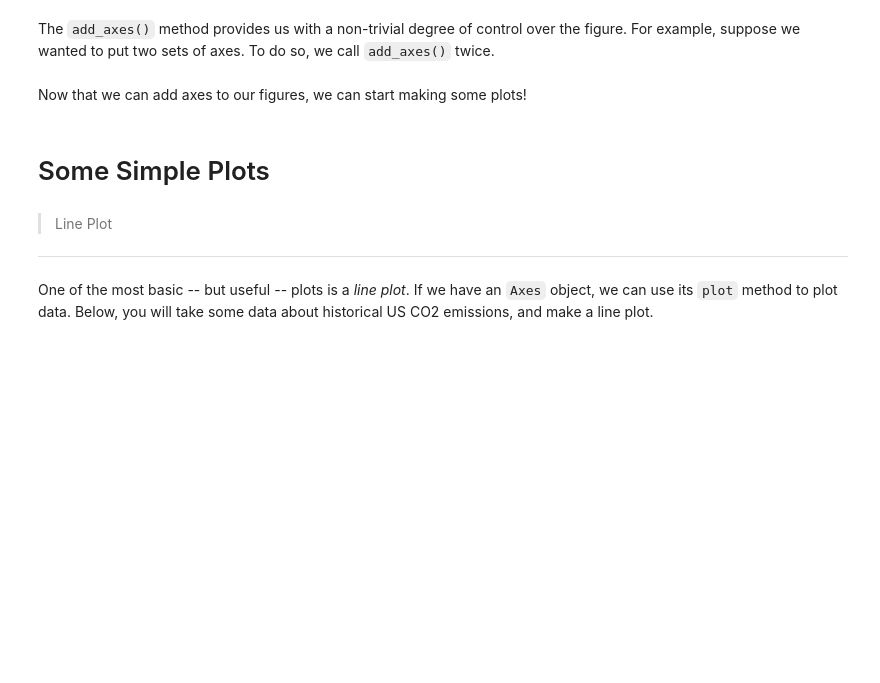
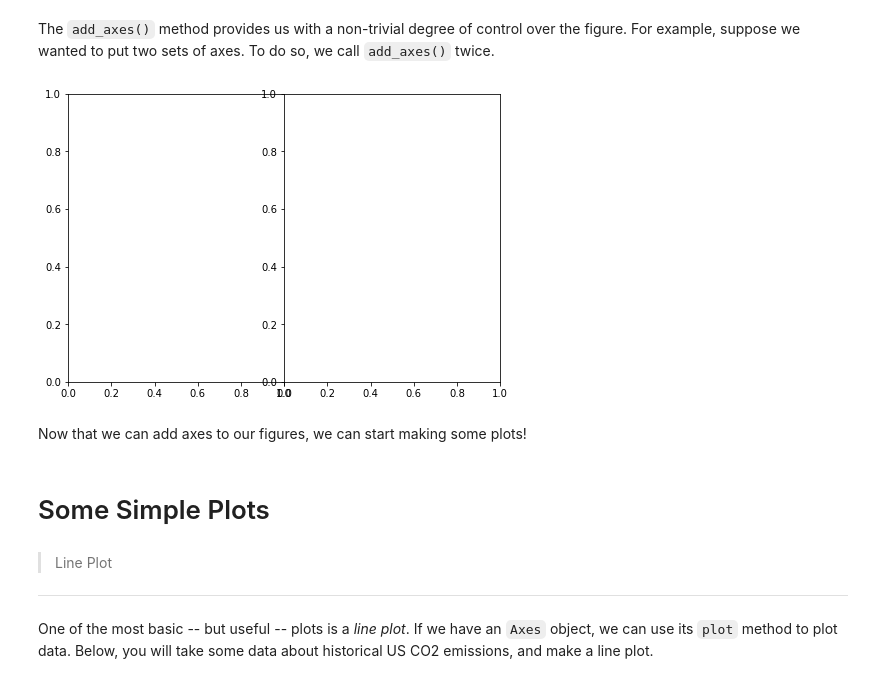
Before and after one commit to CQuIC/summer17-computing-workshop, a Jupyter notebook: Python_Visualization/Python_Visualization_Lesson.ipynb, the cells around one changed output. Saved outputs shown, nothing was run; the diff lists cells and outputs as text; code cells hidden in the pictures; blank space fills up the shorter version.

```diff
--- a/Python_Visualization/Python_Visualization_Lesson.ipynb
+++ b/Python_Visualization/Python_Visualization_Lesson.ipynb
@@ -49,12 +60,17 @@ Having instantiated a ``figure`` object, we can use the ``.add_axes()`` method t
 The ``add_axes()`` method provides us with a non-trivial degree of control over the figure. For example, suppose we wanted to put two sets of axes. To do so, we call ``add_axes()`` twice.
 # %%
 #Instantiate a figure
-
+fig = plt.figure()
 
 #Add an axis for the left half of the figure
-
+ax1 = fig.add_axes([0, 0, .5, 1])
 
 #Add an axis for the right half of the figure
+ax2 = fig.add_axes([.5, 0, .5, 1])
+
+plt.show()
+# %% [output]
+[figure, added]
 # %% [markdown]
 Now that we can add axes to our figures, we can start making some plots!
 # %% [markdown]
```
Also changed, not shown: parts of 21 cells of this notebook, 1 other file.
